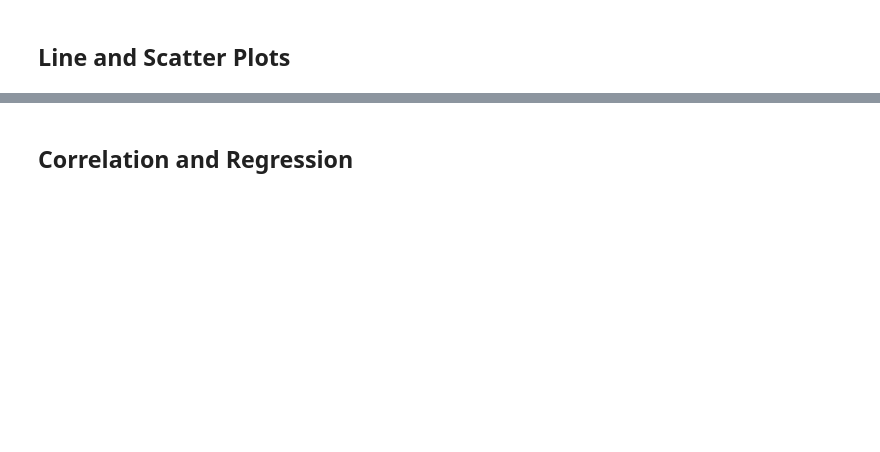
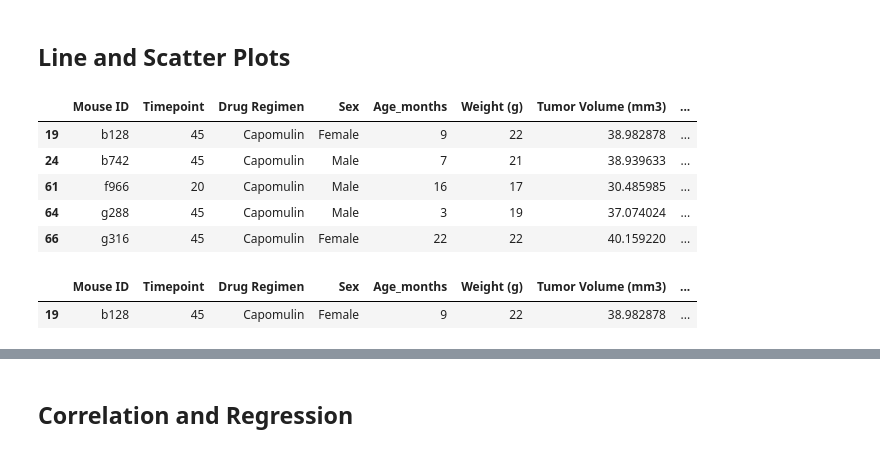
Before and after one commit to saharthejamal/Matplotlib_challenge, a Jupyter notebook: Pymaceuticals/pymaceuticals_starter.ipynb, the cells around one changed output, grey strips where cells are left out. Drawn from its saved outputs; the diff is of its cells as text; code cells hidden in the pictures; blank space fills up the shorter version.

```diff
--- a/Pymaceuticals/pymaceuticals_starter.ipynb
+++ b/Pymaceuticals/pymaceuticals_starter.ipynb
@@ -164,5 +198,8 @@ plt.show()
 # %% [markdown]
 ## Quartiles, Outliers and Boxplots
+# %%
+max_df = clean_data.groupby(['Mouse ID'])['Timepoint'].max().reset_index()
+max_merge_df = max_df.merge(clean_data, on=["Mouse ID","Timepoint"])
 # %%
 # Calculate the final tumor volume of each mouse across four of the treatment regimens:
 # Capomulin, Ramicane, Infubinol, and Ceftamin
@@ -192,0 +224,18 @@ plt.show()
+# %%
+
+# Calculate the IQR and quantitatively determine if there are any potential outliers.
+    # Locate the rows which contain mice on each drug and get the tumor volumes
+    # add subset
+    # Determine outliers using upper and lower bounds
+capomulin_df = max_merge_df.loc[max_merge_df["Drug Regimen"] == "Capomulin"]
+cap_time = capomulin_df.groupby('Mouse ID').max()['Timepoint']
+cap_volume = pd.DataFrame(cap_time)
+merge_cap = pd.merge(cap_volume, max_merge_df, on=("Mouse ID","Timepoint"),how="left")
+
+cap_tumors = merge_cap["Tumor Volume (mm3)"]
+quartiles = cap_tumors.quantile([0.25,0.5,0.75])
+lowerq = quartiles[0.25]
+upperq = quartiles[0.75]
+iqr = upperq - lowerq
+upper_outlier = upperq + (1.5*iqr)
+lower_outlier = lowerq - (1.5*iqr)
@@ -194,3 +296,17 @@ plt.show()
 ## Line and Scatter Plots
 # %%
 # Generate a line plot of tumor volume vs. time point for a mouse treated with Capomulin
+capomulin_df.head()
+# %% [output]
+|  | Mouse ID | Timepoint | Drug Regimen | Sex | Age_months | Weight (g) | Tumor Volume (mm3) | ... |
+| 19 | b128 | 45 | Capomulin | Female | 9 | 22 | 38.982878 | ... |
+| 24 | b742 | 45 | Capomulin | Male | 7 | 21 | 38.939633 | ... |
+| 61 | f966 | 20 | Capomulin | Male | 16 | 17 | 30.485985 | ... |
+| 64 | g288 | 45 | Capomulin | Male | 3 | 19 | 37.074024 | ... |
+| 66 | g316 | 45 | Capomulin | Female | 22 | 22 | 40.159220 | ... |
+# %%
+line_df = capomulin_df.loc[capomulin_df["Mouse ID"] == "b128"]
+line_df.head()
+# %% [output]
+|  | Mouse ID | Timepoint | Drug Regimen | Sex | Age_months | Weight (g) | Tumor Volume (mm3) | ... |
+| 19 | b128 | 45 | Capomulin | Female | 9 | 22 | 38.982878 | ... |
```
Also changed, not shown: parts of 18 cells of this notebook, 1 other file.
